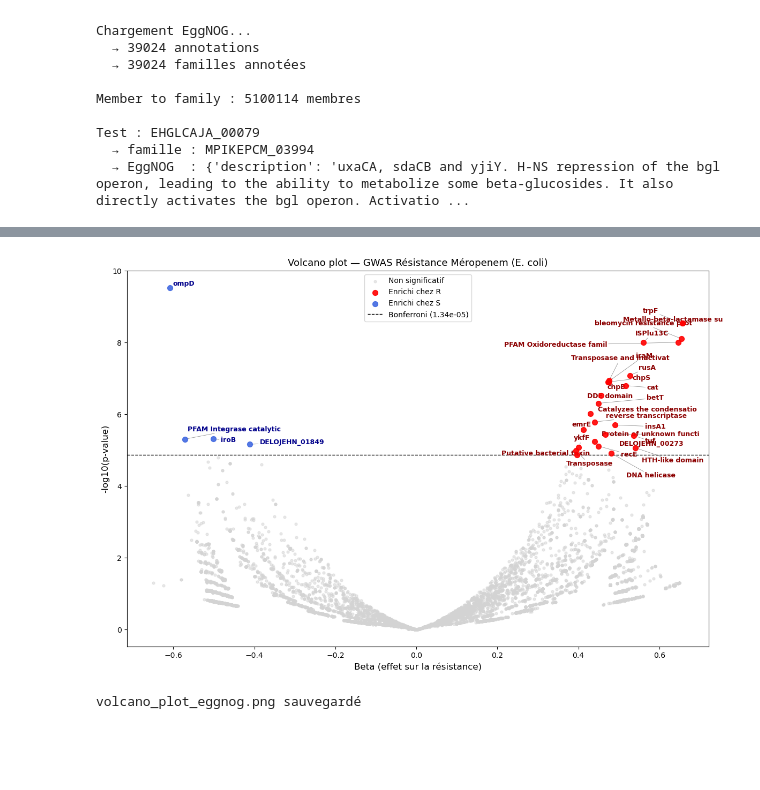
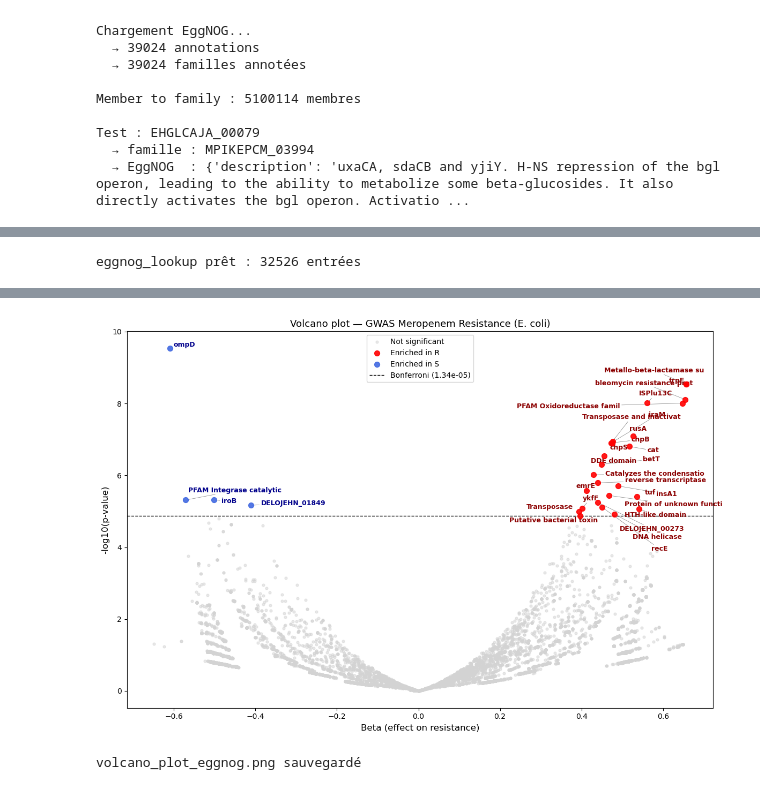
Before and after one commit to labgem/FSL-MIL, a Jupyter notebook: FSL_strategy_incremental_training_gwas.ipynb, the cells around one changed output, grey strips where cells are left out. Drawn from its saved outputs; the diff is of its cells as text; code cells hidden in the pictures; blank space fills up the shorter version.

```diff
--- a/FSL_strategy_incremental_training_gwas.ipynb
+++ b/FSL_strategy_incremental_training_gwas.ipynb
@@ -2206,3 +2301,36 @@ Hits significatifs   : 29
+# %%
+# Charger eggnog
+eggnog = pd.read_csv(
+    "/shared/projects/pangaimix/pangenome_emapper_out.emapper.annotations",
+    sep="\t",
+    comment="#",
+    header=None,
+    names=["query", "seed_ortholog", "evalue", "score", "eggNOG_OGs",
+           "max_annot_lvl", "COG_category", "Description", "Preferred_name",
+           "GOs", "EC", "KEGG_ko", "KEGG_Pathway", "KEGG_Module",
+           "KEGG_Reaction", "KEGG_rclass", "BRITE", "KEGG_TC",
+           "CAZy", "BiGG_Reaction", "PFAMs"]
+)
+
+# Construire le lookup
+def get_label(row):
+    name = str(row["Preferred_name"]).strip()
+    desc = str(row["Description"]).strip()
+    if name and name != "-":
+        return name
+    elif desc and desc != "-":
+        return desc[:25]
+    return None
+
+eggnog_lookup = {}
+for _, row in eggnog.iterrows():
+    label = get_label(row)
+    if label:
+        eggnog_lookup[row["query"]] = label
+
+print(f"eggnog_lookup prêt : {len(eggnog_lookup)} entrées")
+# %% [output]
+eggnog_lookup prêt : 32526 entrées
 # %%
 # Charger les hits significatifs
 sig_hits = pd.read_csv("/shared/projects/pangaimix/pyseer_122_results/significant_hits.txt", sep="\t")
@@ -2263,39 +2391,39 @@ fig, ax = plt.subplots(figsize=(12, 8))
 
 ax.scatter(df[df["color"]=="grey"]["beta"],
            df[df["color"]=="grey"]["-log10p"],
-           c="lightgrey", alpha=0.5, s=12, label="Non significatif")
+           c="lightgrey", alpha=0.5, s=12, label="Not significant")
 ax.scatter(df[df["color"]=="red"]["beta"],
            df[df["color"]=="red"]["-log10p"],
-           c="red", alpha=0.9, s=50, label="Enrichi chez R", zorder=5)
+           c="red", alpha=0.9, s=50, label="Enriched in R", zorder=5)
 ax.scatter(df[df["color"]=="blue"]["beta"],
            df[df["color"]=="blue"]["-log10p"],
-           c="royalblue", alpha=0.9, s=50, label="Enrichi chez S", zorder=5)
+           c="royalblue", alpha=0.9, s=50, label="Enriched in S", zorder=5)
 
 ax.axhline(y=log_threshold, color="black", linestyle="--",
            linewidth=1, label=f"Bonferroni ({threshold:.2e})")
 
 # Annoter les hits significatifs
 sig = df[df["lrt-pvalue"] < threshold]
 texts = []
 for _, row in sig.iterrows():
     t = ax.text(
         row["beta"], row["-log10p"], row["label"],
         fontsize=9, fontweight="bold",
         color="darkred" if row["color"] == "red" else "darkblue"
     )
     texts.append(t)
 
 adjust_text(texts, ax=ax,
             arrowprops=dict(arrowstyle="-", color="grey", lw=0.5))
 
-ax.set_xlabel("Beta (effet sur la résistance)", fontsize=12)
+ax.set_xlabel("Beta (effect on resistance)", fontsize=12)
 ax.set_ylabel("-log10(p-value)", fontsize=12)
-ax.set_title("Volcano plot — GWAS Résistance Méropenem (E. coli)", fontsize=13)
+ax.set_title("Volcano plot — GWAS Meropenem Resistance (E. coli)", fontsize=13)
 ax.legend(fontsize=10)
 plt.tight_layout()
 plt.savefig("volcano_plot_eggnog.png", dpi=300, bbox_inches="tight")
 plt.show()
 print("volcano_plot_eggnog.png sauvegardé")
 # %% [output]
-[figure, old version]
+[figure, new version]
 volcano_plot_eggnog.png sauvegardé
```
Also changed, not shown: parts of 2 cells of this notebook.
